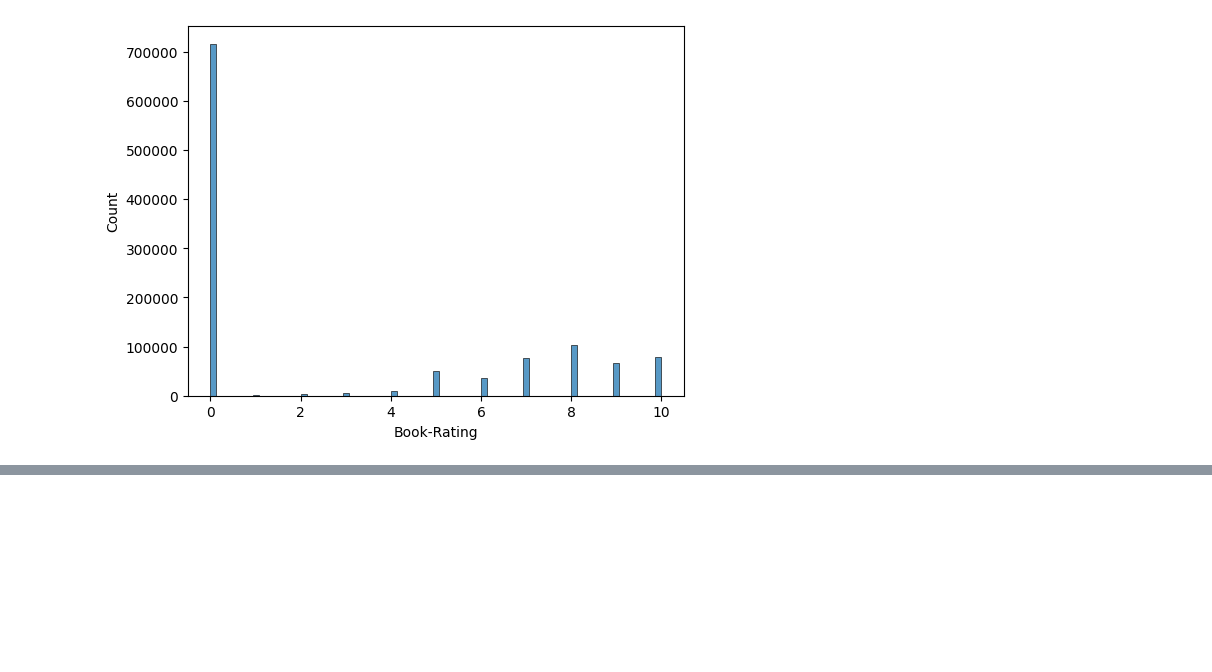
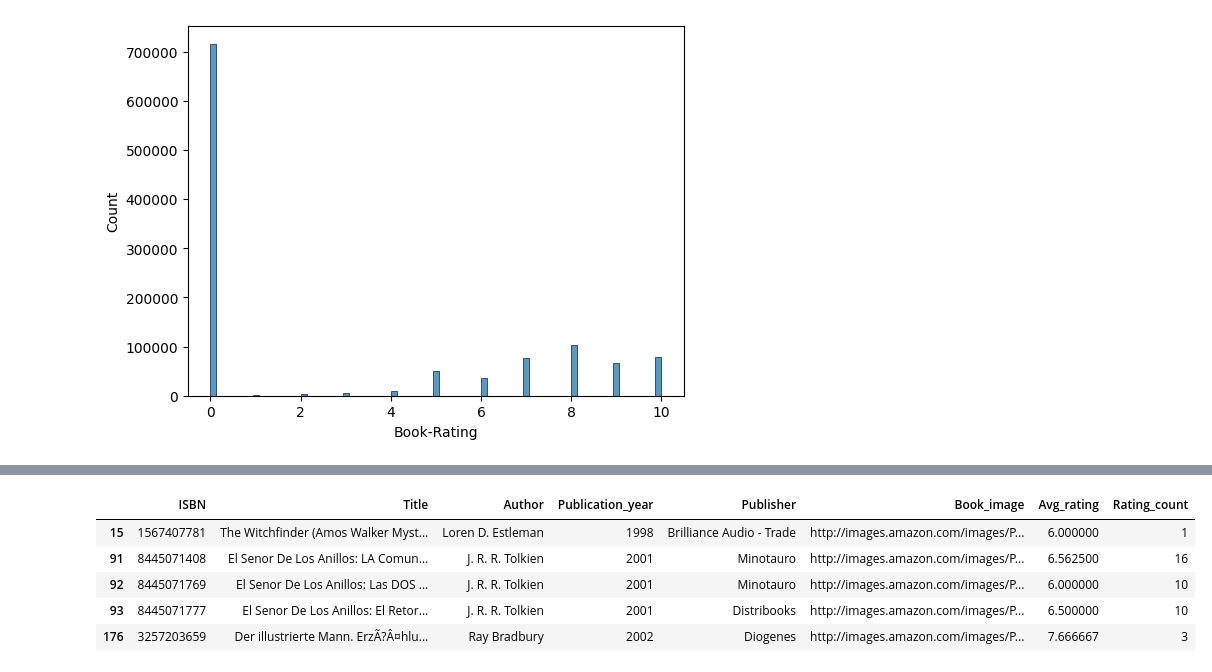
Before and after one commit to Danlof/Recommendation_book_app, a Jupyter notebook: recommendation.ipynb, the cells around one changed output, grey strips where cells are left out. Saved outputs shown, nothing was run; the diff lists cells and outputs as text; code cells hidden in the pictures; blank space fills up the shorter version.

```diff
--- a/recommendation.ipynb
+++ b/recommendation.ipynb
@@ -364,0 +523,4 @@ users_df.to_csv(PROCESSED_RATING_OUTPUT,index=False)
+# %%
+# we get authors who have over 30 and have average rating of more than 5
+
+author_counts = books_df['Author'].value_counts()
@@ -364,0 +533,9 @@ users_df.to_csv(PROCESSED_RATING_OUTPUT,index=False)
+# %%
+filtered_books.head()
+# %% [output]
+|  | ISBN | Title | Author | Publication_year | Publisher | Book_image | Avg_rating | Rating_count |
+| 15 | 1567407781 | The Witchfinder (Amos Walker Myst... | Loren D. Estleman | 1998 | Brilliance Audio - Trade | http://images.amazon.com/images/P... | 6.000000 | 1 |
+| 91 | 8445071408 | El Senor De Los Anillos: LA Comun... | J. R. R. Tolkien | 2001 | Minotauro | http://images.amazon.com/images/P... | 6.562500 | 16 |
+| 92 | 8445071769 | El Senor De Los Anillos: Las DOS ... | J. R. R. Tolkien | 2001 | Minotauro | http://images.amazon.com/images/P... | 6.000000 | 10 |
+| 93 | 8445071777 | El Senor De Los Anillos: El Retor... | J. R. R. Tolkien | 2001 | Distribooks | http://images.amazon.com/images/P... | 6.500000 | 10 |
+| 176 | 3257203659 | Der illustrierte Mann. ErzÃ?Â¤hlu... | Ray Bradbury | 2002 | Diogenes | http://images.amazon.com/images/P... | 7.666667 | 3 |
```
Also changed, not shown: parts of 30 cells of this notebook.
